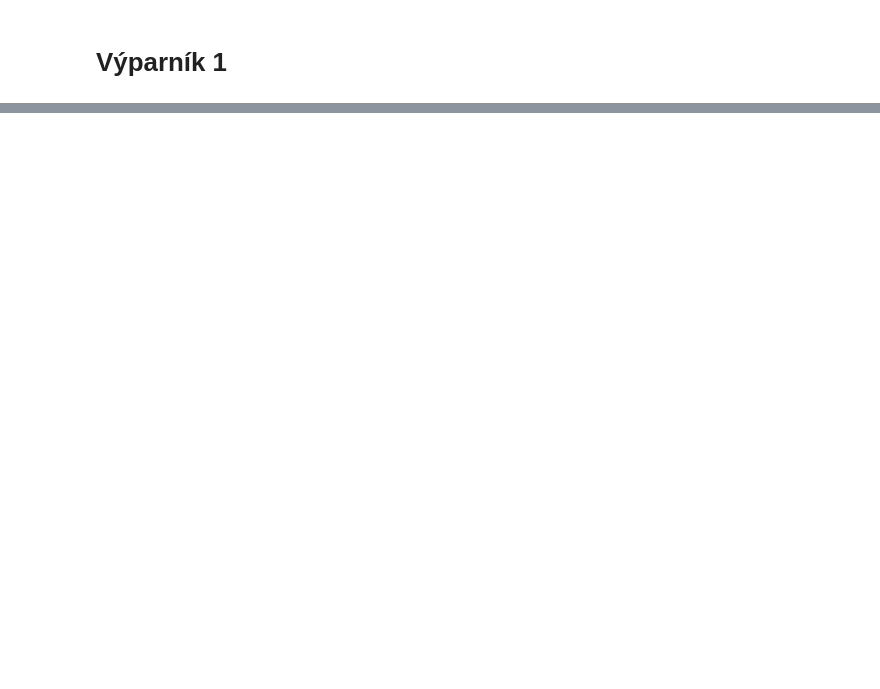
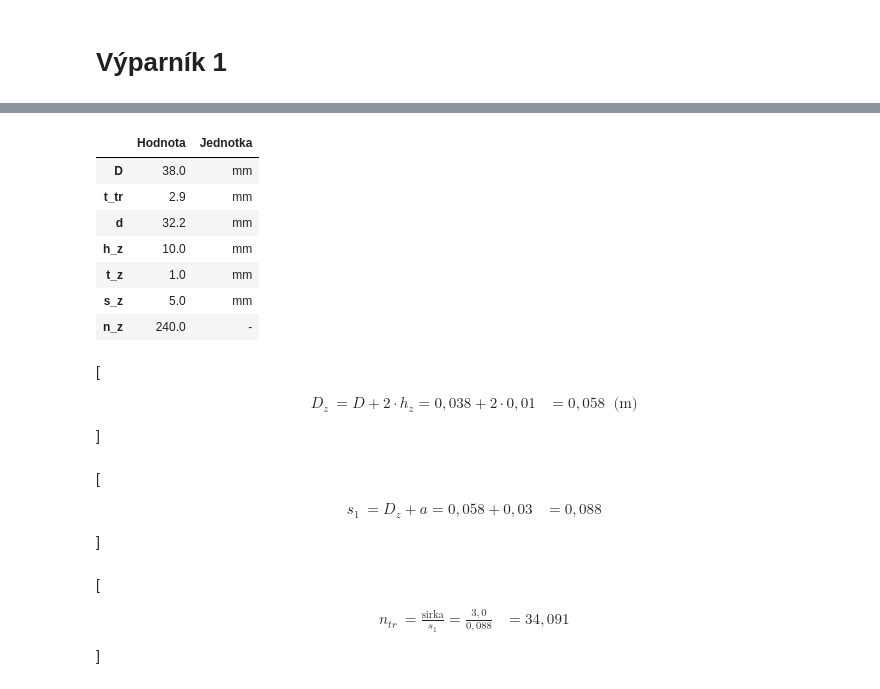
Before and after one commit to razor1995/Diplomka, a Jupyter notebook: Calculations/Diplomka.ipynb, the cells around one changed output, grey strips where cells are left out. Drawn from its saved outputs; the diff is of its cells as text; code cells hidden in the pictures; blank space fills up the shorter version.

```diff
--- a/Calculations/Diplomka.ipynb
+++ b/Calculations/Diplomka.ipynb
@@ -1925,3 +1927,13 @@ output_table
 | Materiál | 10CrMo9-10 | - |
 # %% [markdown]
 # Výparník 1
+# %%
+%%render params
+D = 0.0380      #m
+t_tr = 0.0029   #m
+d = D-2*t_tr    #m
+h_z = 0.010     #m
+t_z = 0.001     #m
+s_z = 0.005     #m
+n_z = 240       #1/m
+s_2 = 0.088     #m
@@ -1927,0 +1954,33 @@ output_table
+# %%
+vyparnik1_input = {
+    'Hodnota':
+    [1000*D,1000*t_tr,1000*d,1000*h_z,1000*t_z,1000*s_z, n_z],
+
+    'Jednotka':
+    ['mm','mm','mm','mm','mm','mm','-']
+
+    }
+zkratky = ['D','t_tr','d','h_z','t_z','s_z','n_z']
+vyparnik1_table = pd.DataFrame(vyparnik1_input, index = zkratky)
+# %%
+vyparnik1_table
+
+# print(vyparnik1_table.to_latex())
+# %% [output]
+|  | Hodnota | Jednotka |
+| D | 38.0 | mm |
+| t_tr | 2.9 | mm |
+| d | 32.2 | mm |
+| h_z | 10.0 | mm |
+| t_z | 1.0 | mm |
+| s_z | 5.0 | mm |
+| n_z | 240.0 | - |
+# %%
+%%render
+D_z = D+2*h_z   #m
+# %% [output]
+\[
+\begin{aligned}
+D_{z} &= D + 2 \cdot h_{z}  = 0{,}038 + 2 \cdot 0{,}01 &= 0{,}058 \; \;\textrm{(m)}
+\end{aligned}
+\]
@@ -1927,0 +1989,18 @@ output_table
+# %%
+%%render
+s_1 = D_z+a
+# %% [output]
+\[
+\begin{aligned}
+s_{1} &= D_{z} + a  = 0{,}058 + 0{,}03 &= 0{,}088
+\end{aligned}
+\]
+# %%
+%%render
+n_tr = sirka/s_1
+# %% [output]
+\[
+\begin{aligned}
+n_{tr} &= \frac{ \mathrm{sirka} }{ s_{1} }  = \frac{ 3{,}0 }{ 0{,}088 } &= 34{,}091
+\end{aligned}
+\]
```
Also changed, not shown: parts of 161 cells of this notebook, 1 other file.
